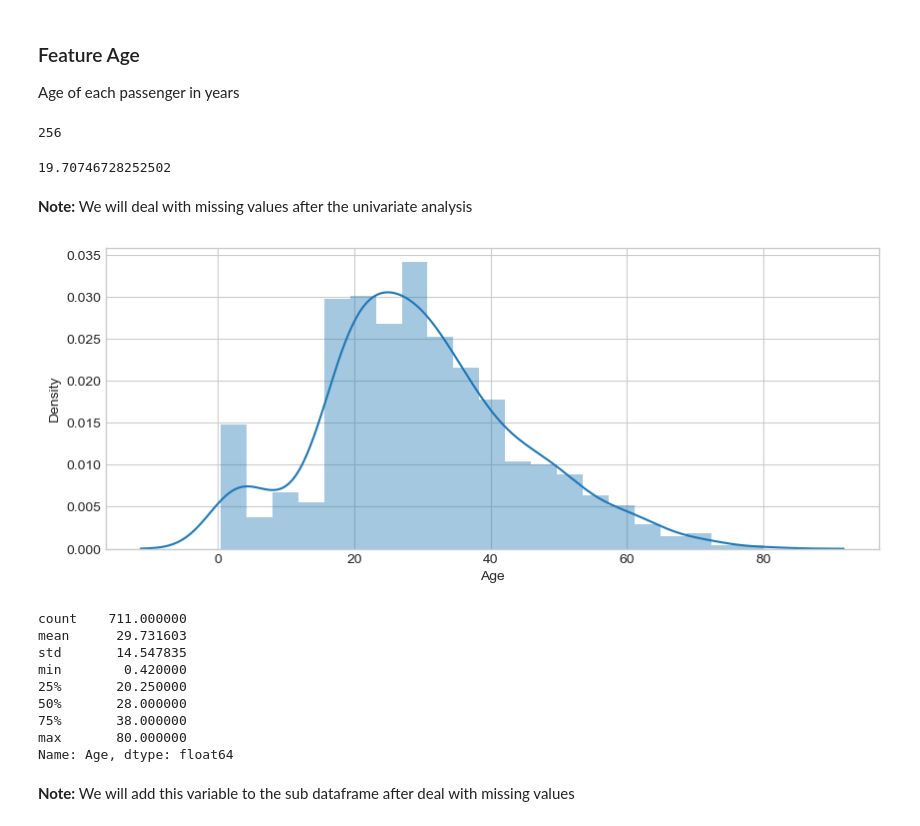
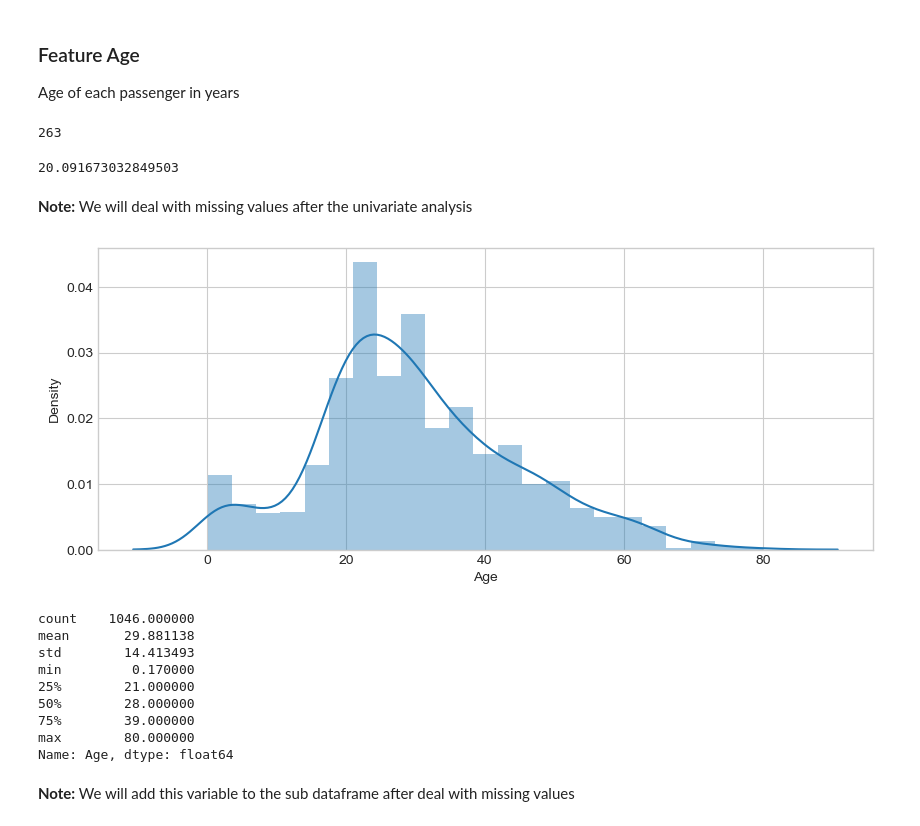
Before and after one commit to PaphobGun/ml-titanic, a Jupyter notebook: Titanic.ipynb, the cells around one changed output. Cells and saved outputs as stored; diff of their text form; code cells hidden in the pictures.

```diff
--- a/Titanic.ipynb
+++ b/Titanic.ipynb
@@ -211,3 +196,0 @@ train.loc[Outlier_indices_to_drop]
-# %%
-# Drop outliers
-train = train.drop(Outlier_indices_to_drop, axis = 0).reset_index(drop=True)
@@ -625,30 +622,30 @@ Age of each passenger in years
 # Check missing values
 df['Age'].isnull().sum()
 # %% [output]
-256
+263
 # %%
 # Missing Percentage
 (df['Age'].isnull().sum()/len(df)) * 100
 # %% [output]
-19.70746728252502
+20.091673032849503
 # %% [markdown]
 **Note:** We will deal with missing values after the univariate analysis
 # %%
 plt.figure(figsize=(10, 4), dpi=100)
-sns.distplot(train['Age']);
+sns.distplot(df['Age']);
 # %% [output]
-[figure, old version]
+[figure, new version]
 # %%
-train['Age'].describe()
+df['Age'].describe()
 # %% [output]
-count    711.000000
-mean      29.731603
-std       14.547835
-min        0.420000
-25%       20.250000
-50%       28.000000
-75%       38.000000
-max       80.000000
+count    1046.000000
+mean       29.881138
+std        14.413493
+min         0.170000
+25%        21.000000
+50%        28.000000
+75%        39.000000
+max        80.000000
 Name: Age, dtype: float64
 # %% [markdown]
 **Note:** We will add this variable to the sub dataframe after deal with missing values
```
Also changed, not shown: parts of 141 cells of this notebook, 1 other file.
